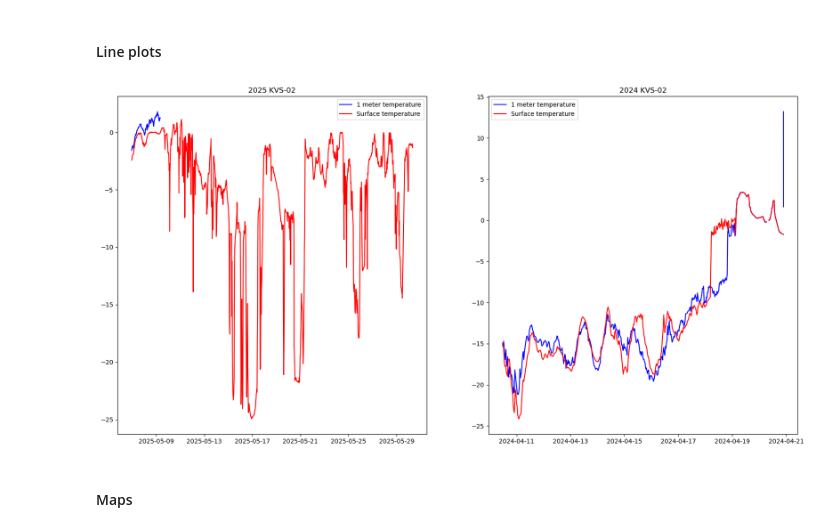
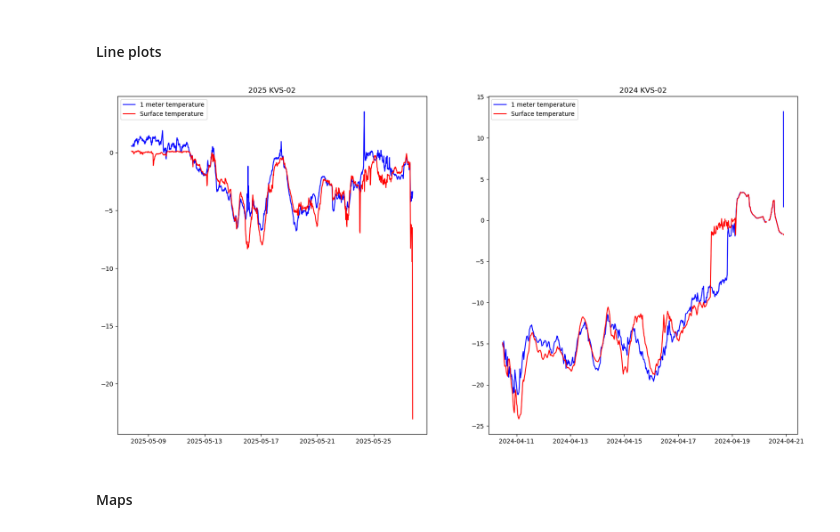
Before and after one commit to johtj/data_analysis_ml_project3, a Jupyter notebook: data_exploration.ipynb, the cells around one changed output. Cells and saved outputs as stored; diff of their text form; code cells hidden in the pictures.

```diff
--- a/data_exploration.ipynb
+++ b/data_exploration.ipynb
@@ -24,29 +24,29 @@ ds_2024_temp_diff = ds_2024_1m_temp - ds_2024_ir_temp
 # %%
 fig = plt.figure(figsize=(20,10))
 ax1 = plt.subplot(1,2,1)
-temp1 = ds_2025_1m_temp.isel(trajectory=13)
-ir1 = ds_2025_ir_temp.isel(trajectory=13)
-time1 = ds_2025_time_temp.isel(trajectory=13)
+temp1 = ds_2025_1m_temp.isel(trajectory=1)
+ir1 = ds_2025_ir_temp.isel(trajectory=1)
+time1 = ds_2025_time_temp.isel(trajectory=1)
 
 ax1.plot(time1, temp1-273.15,color="blue",label="1 meter temperature")
 ax1.plot(time1, ir1-273.15,color='red',label="Surface temperature")
 ax1.set_title(f"2025 KVS-{str(ds_2025["trajectory"].isel(trajectory=1).values).split("_")[-1]}")
 ax1.legend()
 
 ax2 = plt.subplot(1,2,2)
 temp2 = ds_2024_1m_temp.isel(trajectory=1)
 ir2 = ds_2024_ir_temp.isel(trajectory=1)
 time2 = ds_2024_time_temp.isel(trajectory=1)
 
 
 ax2.plot(time2, temp2-273.15,color="blue",label="1 meter temperature")
 ax2.plot(time2, ir2-273.15,color='red',label="Surface temperature")
 ax2.set_title(f"2024 {ds_2024["trajectory"].isel(trajectory=1).values}")
 ax2.legend()
 
 fig.savefig("figures/example_temperature_plot.png")
 # %% [output]
-[figure, old version]
+[figure, new version]
 # %% [markdown]
 #### Maps
 # %%
```
Also changed, not shown: 6 other files.
